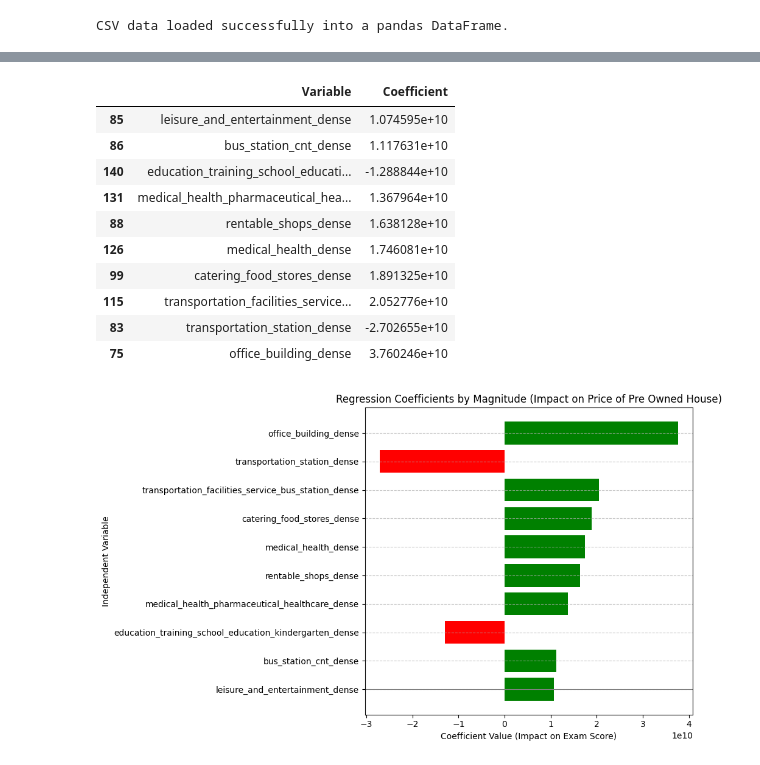
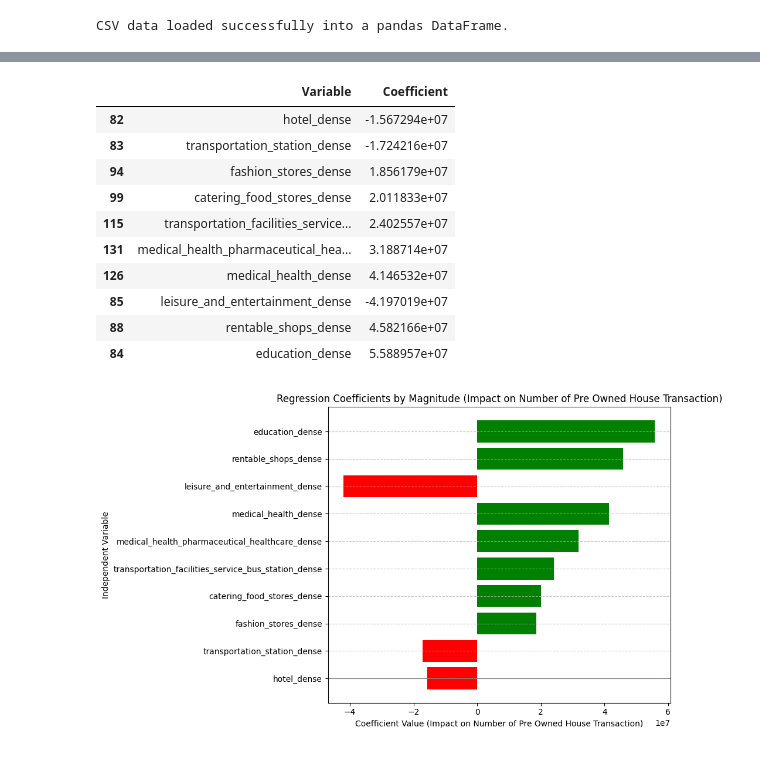
Before and after one commit to haqianta212/etsKapselSainsData, a Jupyter notebook: RegressionSector.ipynb, the cells around one changed output, grey strips where cells are left out. Saved outputs shown, nothing was run; the diff lists cells and outputs as text; code cells hidden in the pictures.

```diff
--- a/RegressionSector.ipynb
+++ b/RegressionSector.ipynb
@@ -305,6 +386,6 @@ Index(['sector', 'month', 'area_pre_owned_house_transactions',
 # selected_column_series
 # %%
 # if __name__ == "__main__":
-coef_list_PreOwned = run_multiple_regression_analysis(dfPreOwned_sector['price_pre_owned_house_transactions'], dfPreOwned_sector.iloc[:, 6:-1])
+coef_list_PreOwned = run_multiple_regression_analysis(dfPreOwned_sector['num_pre_owned_house_transactions'], dfPreOwned_sector.iloc[:, 6:-1])
 # %% [output]
 Full Regression Summary (R-squared shows overall fit/correlation):
@@ -358,31 +439,31 @@ df_coefs_PreOwned_sorted_10Most = df_coefs_PreOwned_sorted_10Most.sort_values(by
 df_coefs_PreOwned_sorted_10Most
 # %% [output]
 |  | Variable | Coefficient |
-| 85 | leisure_and_entertainment_dense | 1.074595e+10 |
-| 86 | bus_station_cnt_dense | 1.117631e+10 |
-| 140 | education_training_school_educati... | -1.288844e+10 |
-| 131 | medical_health_pharmaceutical_hea... | 1.367964e+10 |
-| 88 | rentable_shops_dense | 1.638128e+10 |
-| 126 | medical_health_dense | 1.746081e+10 |
-| 99 | catering_food_stores_dense | 1.891325e+10 |
-| 115 | transportation_facilities_service... | 2.052776e+10 |
-| 83 | transportation_station_dense | -2.702655e+10 |
-| 75 | office_building_dense | 3.760246e+10 |
+| 82 | hotel_dense | -1.567294e+07 |
+| 83 | transportation_station_dense | -1.724216e+07 |
+| 94 | fashion_stores_dense | 1.856179e+07 |
+| 99 | catering_food_stores_dense | 2.011833e+07 |
+| 115 | transportation_facilities_service... | 2.402557e+07 |
+| 131 | medical_health_pharmaceutical_hea... | 3.188714e+07 |
+| 126 | medical_health_dense | 4.146532e+07 |
+| 85 | leisure_and_entertainment_dense | -4.197019e+07 |
+| 88 | rentable_shops_dense | 4.582166e+07 |
+| 84 | education_dense | 5.588957e+07 |
 # %%
 # --- PLOT THE SORTED COEFFICIENTS ---
 # Create colors based on the sign of the coefficient (positive = green, negative = red)
 colors = ['g' if c > 0 else 'r' for c in df_coefs_PreOwned_sorted_10Most['Coefficient']]
 
 plt.figure(figsize=(10, 6))
 plt.barh(df_coefs_PreOwned_sorted_10Most['Variable'], df_coefs_PreOwned_sorted_10Most['Coefficient'], color=colors)
 plt.axhline(0, color='grey', linewidth=0.8) # Add a line at y=0 for reference
-plt.title('Regression Coefficients by Magnitude (Impact on Price of Pre Owned House)')
-plt.xlabel('Coefficient Value (Impact on Exam Score)')
+plt.title('Regression Coefficients by Magnitude (Impact on Number of Pre Owned House Transaction)')
+plt.xlabel('Coefficient Value (Impact on Number of Pre Owned House Transaction)')
 plt.ylabel('Independent Variable')
 # plt.xticks(rotation=45, ha='right') # Rotate variable names for better readability
 plt.grid(axis='y', linestyle='--', alpha=0.7)
 plt.tight_layout()
 # plt.show()
 plt.savefig('D:/kuliah smt 7/kapsel/ets/correlation_preOwned_sector.png')
 # %% [output]
-[figure, old version]
+[figure, new version]
```
Also changed, not shown: parts of 14 cells of this notebook.
